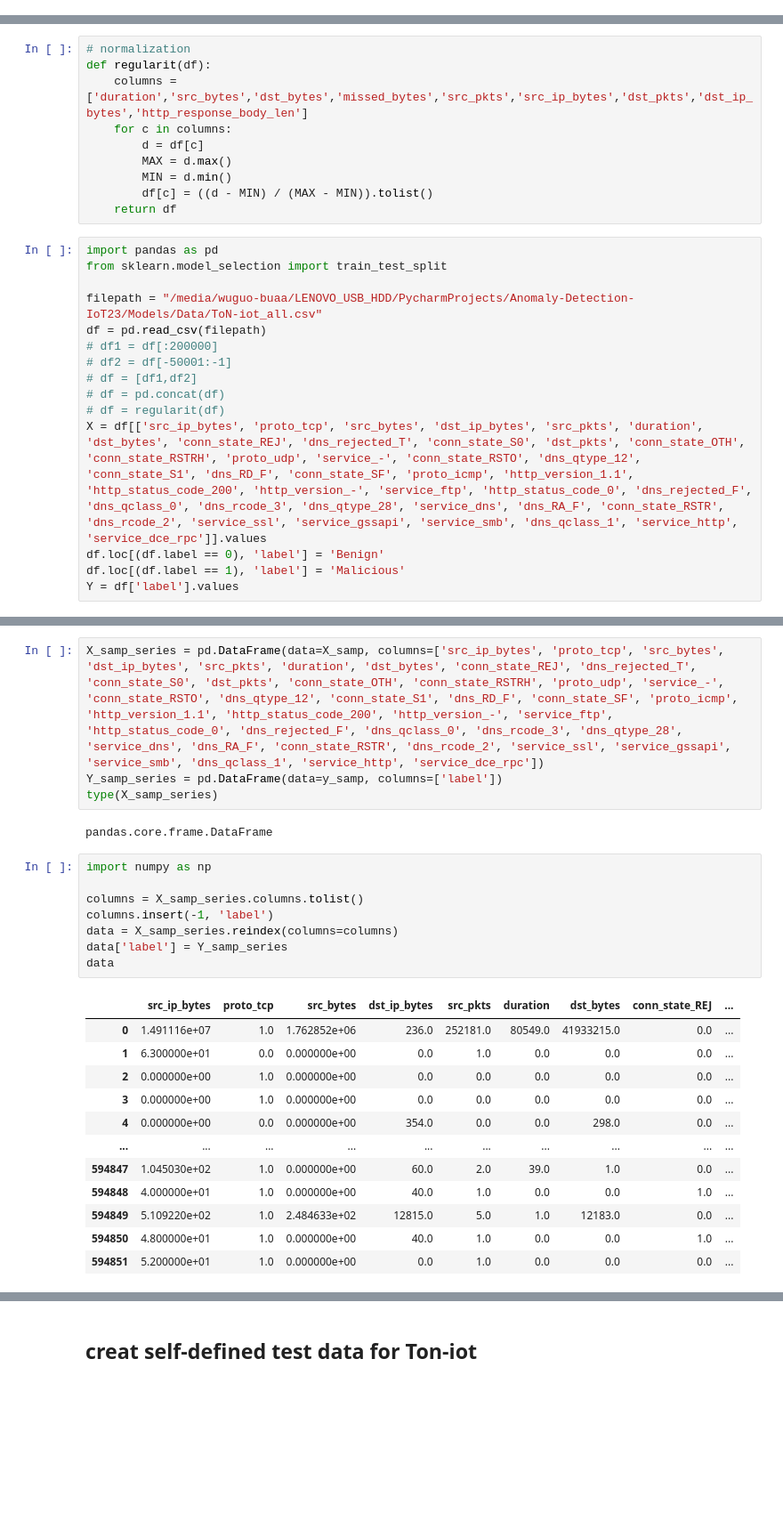
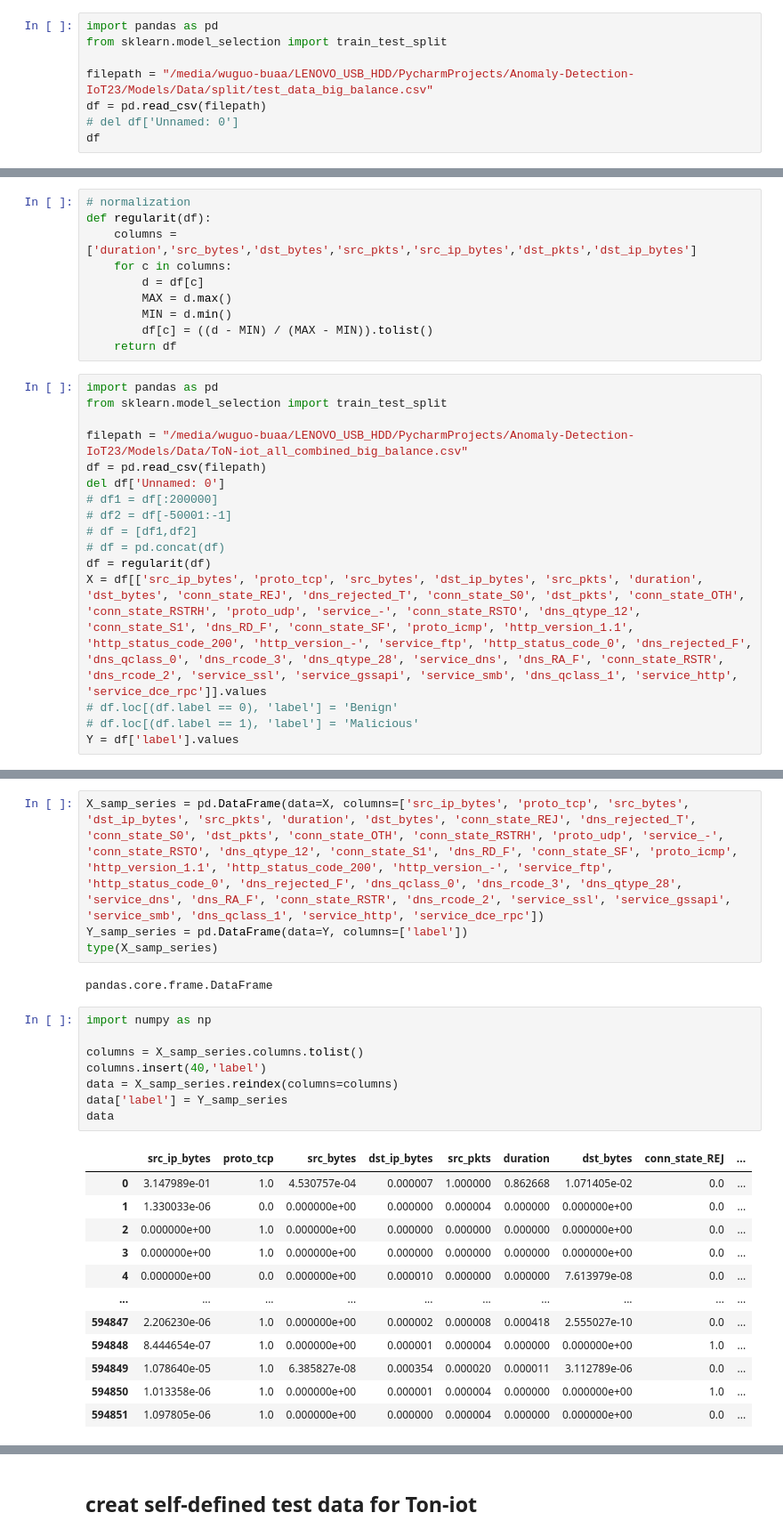
Before and after one commit to wuguobeijing/Anomaly-Detection-IoT23, a Jupyter notebook: Models/sampling.ipynb, the cells around one changed output, grey strips where cells are left out. Shown: that part at 89% size. Cells and saved outputs as stored; diff of their text form; blank space fills up the shorter version.

Commit message:
sef_define_data_preprocess

```diff
--- a/Models/sampling.ipynb
+++ b/Models/sampling.ipynb
@@ -1135,0 +1145,8 @@ Name: detailed-label, dtype: int64
+# %%
+import pandas as pd
+from sklearn.model_selection import train_test_split
+
+filepath = "/media/wuguo-buaa/LENOVO_USB_HDD/PycharmProjects/Anomaly-Detection-IoT23/Models/Data/split/test_data_big_balance.csv"
+df = pd.read_csv(filepath)
+# del df['Unnamed: 0']
+df
@@ -2131,7 +2191,7 @@ print(feature_list)
 # %%
 # normalization
 def regularit(df):
-    columns = ['duration','src_bytes','dst_bytes','missed_bytes','src_pkts','src_ip_bytes','dst_pkts','dst_ip_bytes','http_response_body_len']
+    columns = ['duration','src_bytes','dst_bytes','src_pkts','src_ip_bytes','dst_pkts','dst_ip_bytes']
     for c in columns:
         d = df[c]
         MAX = d.max()
@@ -2142,16 +2202,17 @@ def regularit(df):
 import pandas as pd
 from sklearn.model_selection import train_test_split
 
-filepath = "/media/wuguo-buaa/LENOVO_USB_HDD/PycharmProjects/Anomaly-Detection-IoT23/Models/Data/ToN-iot_all.csv"
+filepath = "/media/wuguo-buaa/LENOVO_USB_HDD/PycharmProjects/Anomaly-Detection-IoT23/Models/Data/ToN-iot_all_combined_big_balance.csv"
 df = pd.read_csv(filepath)
+del df['Unnamed: 0']
 # df1 = df[:200000]
 # df2 = df[-50001:-1]
 # df = [df1,df2]
 # df = pd.concat(df)
-# df = regularit(df)
+df = regularit(df)
 X = df[['src_ip_bytes', 'proto_tcp', 'src_bytes', 'dst_ip_bytes', 'src_pkts', 'duration', 'dst_bytes', 'conn_state_REJ', 'dns_rejected_T', 'conn_state_S0', 'dst_pkts', 'conn_state_OTH', 'conn_state_RSTRH', 'proto_udp', 'service_-', 'conn_state_RSTO', 'dns_qtype_12', 'conn_state_S1', 'dns_RD_F', 'conn_state_SF', 'proto_icmp', 'http_version_1.1', 'http_status_code_200', 'http_version_-', 'service_ftp', 'http_status_code_0', 'dns_rejected_F', 'dns_qclass_0', 'dns_rcode_3', 'dns_qtype_28', 'service_dns', 'dns_RA_F', 'conn_state_RSTR', 'dns_rcode_2', 'service_ssl', 'service_gssapi', 'service_smb', 'dns_qclass_1', 'service_http', 'service_dce_rpc']].values
-df.loc[(df.label == 0), 'label'] = 'Benign'
-df.loc[(df.label == 1), 'label'] = 'Malicious'
+# df.loc[(df.label == 0), 'label'] = 'Benign'
+# df.loc[(df.label == 1), 'label'] = 'Malicious'
 Y = df['label'].values
 # %%
 df
@@ -2183,30 +2260,30 @@ print(len(y_samp),len(X_samp))
 2022-05-17 23:12:04,658:INFO:EditedNearestNeighbors: Running noise removal via EditedNearestNeighbors
 594852 594852
 # %%
-X_samp_series = pd.DataFrame(data=X_samp, columns=['src_ip_bytes', 'proto_tcp', 'src_bytes', 'dst_ip_bytes', 'src_pkts', 'duration', 'dst_bytes', 'conn_state_REJ', 'dns_rejected_T', 'conn_state_S0', 'dst_pkts', 'conn_state_OTH', 'conn_state_RSTRH', 'proto_udp', 'service_-', 'conn_state_RSTO', 'dns_qtype_12', 'conn_state_S1', 'dns_RD_F', 'conn_state_SF', 'proto_icmp', 'http_version_1.1', 'http_status_code_200', 'http_version_-', 'service_ftp', 'http_status_code_0', 'dns_rejected_F', 'dns_qclass_0', 'dns_rcode_3', 'dns_qtype_28', 'service_dns', 'dns_RA_F', 'conn_state_RSTR', 'dns_rcode_2', 'service_ssl', 'service_gssapi', 'service_smb', 'dns_qclass_1', 'service_http', 'service_dce_rpc'])
-Y_samp_series = pd.DataFrame(data=y_samp, columns=['label'])
+X_samp_series = pd.DataFrame(data=X, columns=['src_ip_bytes', 'proto_tcp', 'src_bytes', 'dst_ip_bytes', 'src_pkts', 'duration', 'dst_bytes', 'conn_state_REJ', 'dns_rejected_T', 'conn_state_S0', 'dst_pkts', 'conn_state_OTH', 'conn_state_RSTRH', 'proto_udp', 'service_-', 'conn_state_RSTO', 'dns_qtype_12', 'conn_state_S1', 'dns_RD_F', 'conn_state_SF', 'proto_icmp', 'http_version_1.1', 'http_status_code_200', 'http_version_-', 'service_ftp', 'http_status_code_0', 'dns_rejected_F', 'dns_qclass_0', 'dns_rcode_3', 'dns_qtype_28', 'service_dns', 'dns_RA_F', 'conn_state_RSTR', 'dns_rcode_2', 'service_ssl', 'service_gssapi', 'service_smb', 'dns_qclass_1', 'service_http', 'service_dce_rpc'])
+Y_samp_series = pd.DataFrame(data=Y, columns=['label'])
 type(X_samp_series)
 # %% [output]
 pandas.core.frame.DataFrame
 # %%
 import numpy as np
 
 columns = X_samp_series.columns.tolist()
-columns.insert(-1, 'label')
+columns.insert(40,'label')
 data = X_samp_series.reindex(columns=columns)
 data['label'] = Y_samp_series
 data
 # %% [output]
 |  | src_ip_bytes | proto_tcp | src_bytes | dst_ip_bytes | src_pkts | duration | dst_bytes | conn_state_REJ | ... |
-| 0 | 1.491116e+07 | 1.0 | 1.762852e+06 | 236.0 | 252181.0 | 80549.0 | 41933215.0 | 0.0 | ... |
-| 1 | 6.300000e+01 | 0.0 | 0.000000e+00 | 0.0 | 1.0 | 0.0 | 0.0 | 0.0 | ... |
-| 2 | 0.000000e+00 | 1.0 | 0.000000e+00 | 0.0 | 0.0 | 0.0 | 0.0 | 0.0 | ... |
-| 3 | 0.000000e+00 | 1.0 | 0.000000e+00 | 0.0 | 0.0 | 0.0 | 0.0 | 0.0 | ... |
-| 4 | 0.000000e+00 | 0.0 | 0.000000e+00 | 354.0 | 0.0 | 0.0 | 298.0 | 0.0 | ... |
+| 0 | 3.147989e-01 | 1.0 | 4.530757e-04 | 0.000007 | 1.000000 | 0.862668 | 1.071405e-02 | 0.0 | ... |
+| 1 | 1.330033e-06 | 0.0 | 0.000000e+00 | 0.000000 | 0.000004 | 0.000000 | 0.000000e+00 | 0.0 | ... |
+| 2 | 0.000000e+00 | 1.0 | 0.000000e+00 | 0.000000 | 0.000000 | 0.000000 | 0.000000e+00 | 0.0 | ... |
+| 3 | 0.000000e+00 | 1.0 | 0.000000e+00 | 0.000000 | 0.000000 | 0.000000 | 0.000000e+00 | 0.0 | ... |
+| 4 | 0.000000e+00 | 0.0 | 0.000000e+00 | 0.000010 | 0.000000 | 0.000000 | 7.613979e-08 | 0.0 | ... |
 | ... | ... | ... | ... | ... | ... | ... | ... | ... | ... |
-| 594847 | 1.045030e+02 | 1.0 | 0.000000e+00 | 60.0 | 2.0 | 39.0 | 1.0 | 0.0 | ... |
-| 594848 | 4.000000e+01 | 1.0 | 0.000000e+00 | 40.0 | 1.0 | 0.0 | 0.0 | 1.0 | ... |
-| 594849 | 5.109220e+02 | 1.0 | 2.484633e+02 | 12815.0 | 5.0 | 1.0 | 12183.0 | 0.0 | ... |
-| 594850 | 4.800000e+01 | 1.0 | 0.000000e+00 | 40.0 | 1.0 | 0.0 | 0.0 | 1.0 | ... |
-| 594851 | 5.200000e+01 | 1.0 | 0.000000e+00 | 0.0 | 1.0 | 0.0 | 0.0 | 0.0 | ... |
+| 594847 | 2.206230e-06 | 1.0 | 0.000000e+00 | 0.000002 | 0.000008 | 0.000418 | 2.555027e-10 | 0.0 | ... |
+| 594848 | 8.444654e-07 | 1.0 | 0.000000e+00 | 0.000001 | 0.000004 | 0.000000 | 0.000000e+00 | 1.0 | ... |
+| 594849 | 1.078640e-05 | 1.0 | 6.385827e-08 | 0.000354 | 0.000020 | 0.000011 | 3.112789e-06 | 0.0 | ... |
+| 594850 | 1.013358e-06 | 1.0 | 0.000000e+00 | 0.000001 | 0.000004 | 0.000000 | 0.000000e+00 | 1.0 | ... |
+| 594851 | 1.097805e-06 | 1.0 | 0.000000e+00 | 0.000000 | 0.000004 | 0.000000 | 0.000000e+00 | 0.0 | ... |
 594852 rows × 41 columns
```
Also changed, not shown: parts of 18 cells of this notebook, 1 other file.
